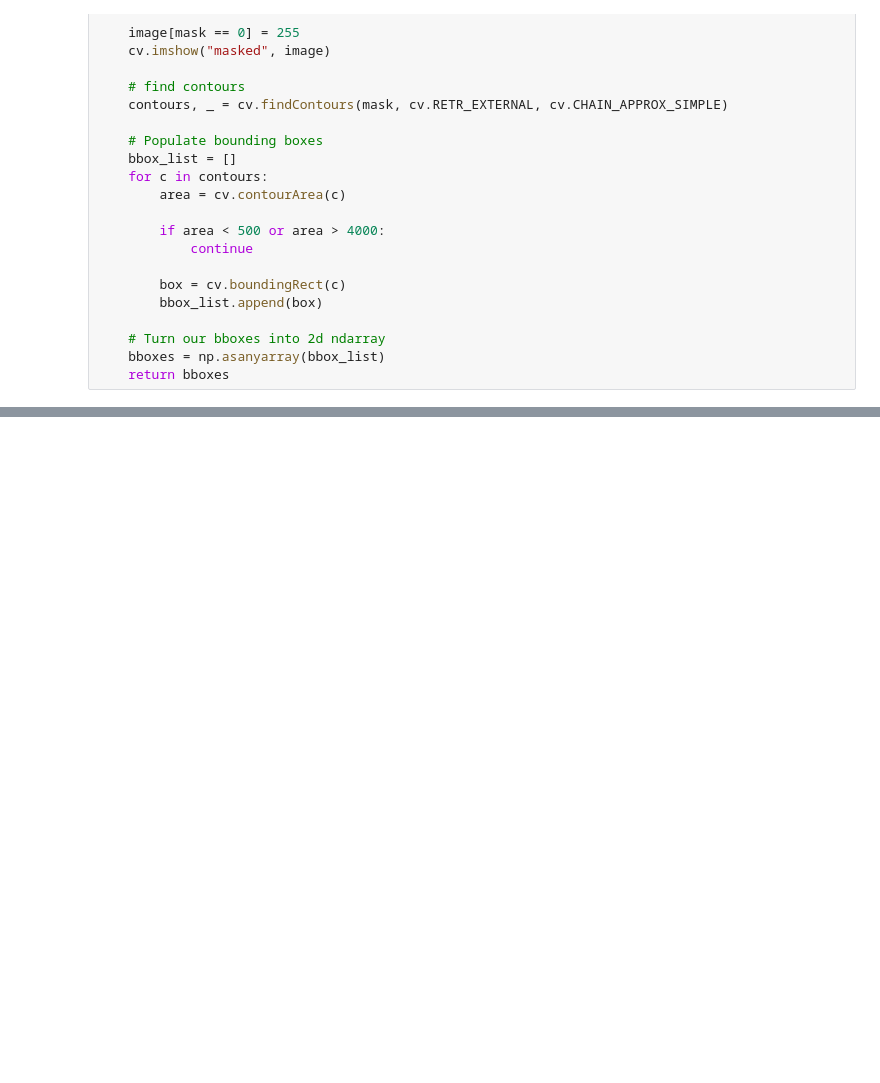
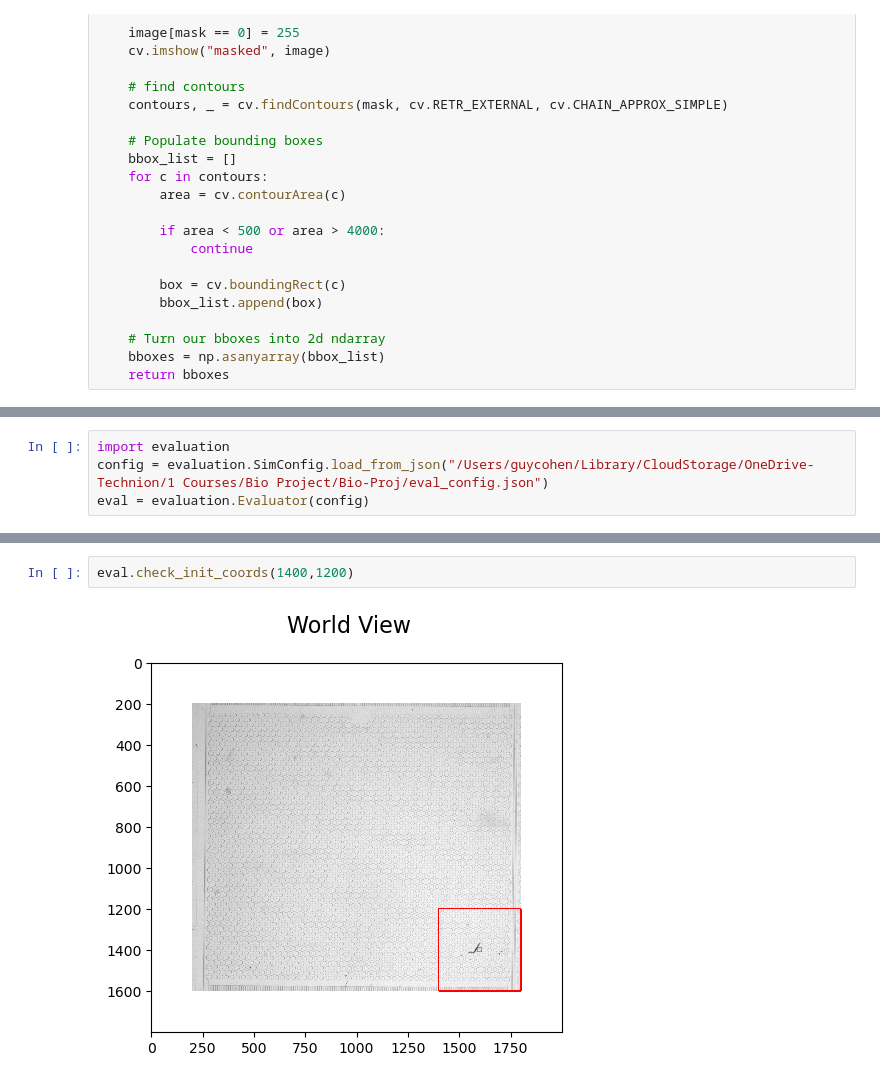
Before and after one commit to giladfrid009/WTracker, a Jupyter notebook: main.ipynb, the cells around one changed output, grey strips where cells are left out. Cells and saved outputs as stored; diff of their text form; blank space fills up the shorter version.

Commit message:
Evaluation Freamework V2 + fixed bugs (also in fream reader)

```diff
--- a/main.ipynb
+++ b/main.ipynb
@@ -466,0 +208,4 @@ KeyboardInterrupt:
+# %%
+import evaluation
+config = evaluation.SimConfig.load_from_json("/Users/guycohen/Library/CloudStorage/OneDrive-Technion/1 Courses/Bio Project/Bio-Proj/eval_config.json")
+eval = evaluation.Evaluator(config)
@@ -466,0 +230,4 @@ KeyboardInterrupt:
+# %%
+eval.check_init_coords(1400,1200)
+# %% [output]
+[figure, added]
```
Also changed, not shown: parts of 13 cells of this notebook, 5 other files.
